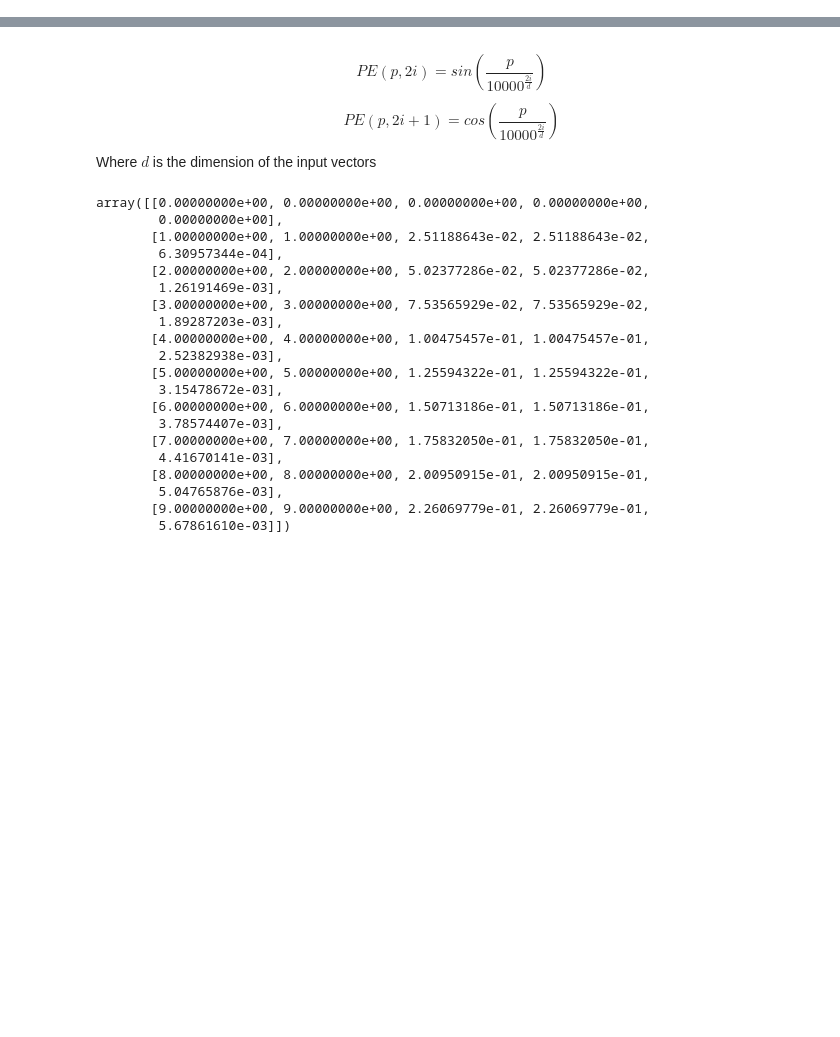
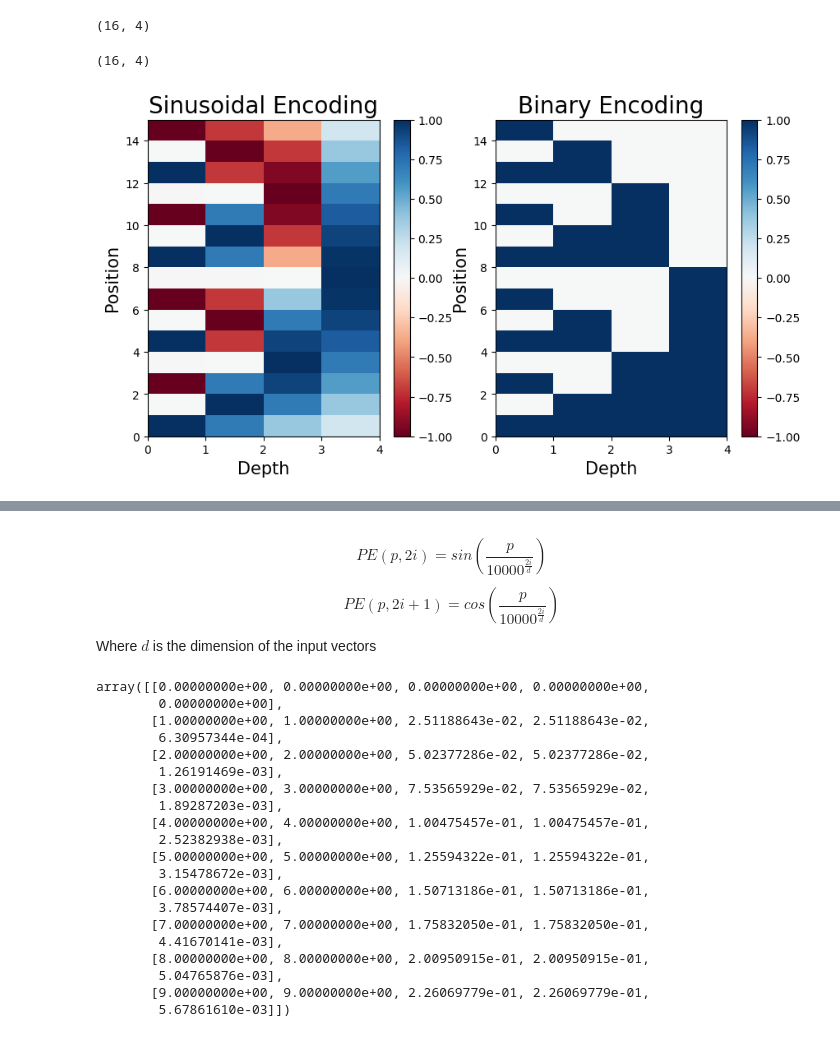
Before and after one commit to kolikaran1992/Neural-Networks, a Jupyter notebook: Positional_Encoding.ipynb, the cells around one changed output, grey strips where cells are left out. Cells and saved outputs as stored; diff of their text form; code cells hidden in the pictures; blank space fills up the shorter version.

Commit message:
Inlcude the reasoning of why not other encodings

```diff
--- a/Positional_Encoding.ipynb
+++ b/Positional_Encoding.ipynb
@@ -13,0 +47,3 @@ plt.rcParams.update({'axes.titlesize': 20,
+# %%
+dim = 4 # dimension of the positional encoding
+l = 2**dim # max sequence length
@@ -13,0 +61,41 @@ plt.rcParams.update({'axes.titlesize': 20,
+# %%
+def get_sinusoidal_enc(dim: int, max_len: int, period: float = np.pi) -> np.array:
+    enc = np.sin(np.array(list(range(1, max_len+1))).reshape(1,-1)*period/np.power(2, np.array(list(range(1, dim+1)))).reshape(-1,1)).T
+    return enc
+# %%
+bin_enc = get_binary_enc(dim, l)
+bin_enc.shape
+# %% [output]
+(16, 4)
+# %%
+enc = get_sinusoidal_enc(dim, l)
+enc.shape
+# %% [output]
+(16, 4)
+# %%
+# least significant bit is on the left
+fig, axes = plt.subplots(1,2,figsize=(5*2,5))
+
+axes[0].set_title('Sinusoidal Encoding')
+im1 = axes[0].pcolormesh(enc, cmap='RdBu')
+axes[0].set_xlabel('Depth')
+axes[0].set_ylim((0, l-1))
+axes[0].set_ylabel('Position')
+
+axes[1].set_title('Binary Encoding')
+im2 = axes[1].pcolormesh(bin_enc, cmap='RdBu')
+axes[1].set_xlabel('Depth')
+axes[1].set_ylim((0, l-1))
+axes[1].set_ylabel('Position')
+
+cb1 = fig.colorbar(im1, ax=axes[0])
+cb2 = fig.colorbar(im2, ax=axes[1])
+
+# cbar_ax = fig.add_axes([0.95, 0.15, 0.05, 0.7])
+# fig.colorbar(im, cax=cbar_ax)
+
+cb2.mappable.set_clim(*cb1.mappable.get_clim())
+
+plt.show()
+# %% [output]
+[figure, added]
```
Also changed, not shown: parts of 13 cells of this notebook.
